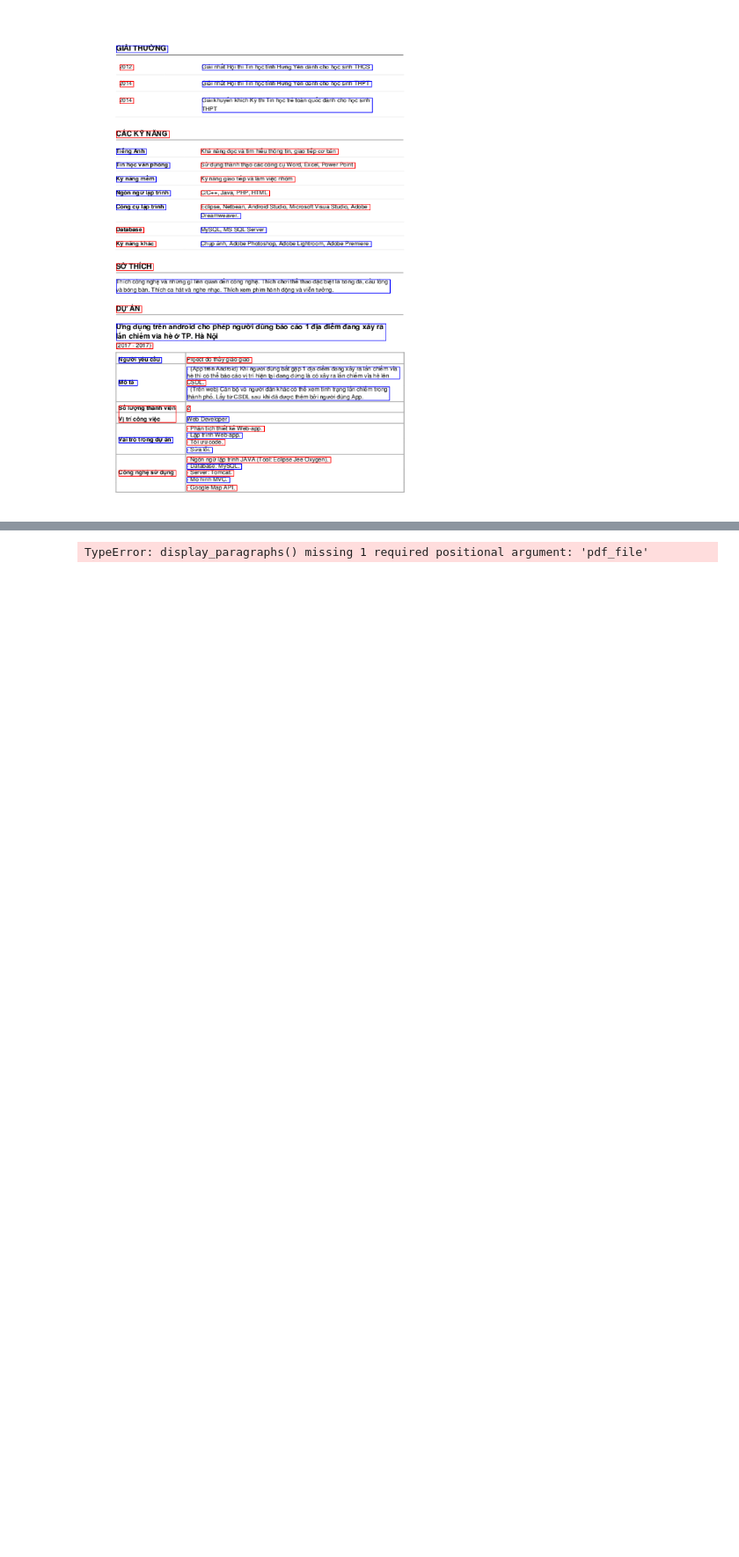
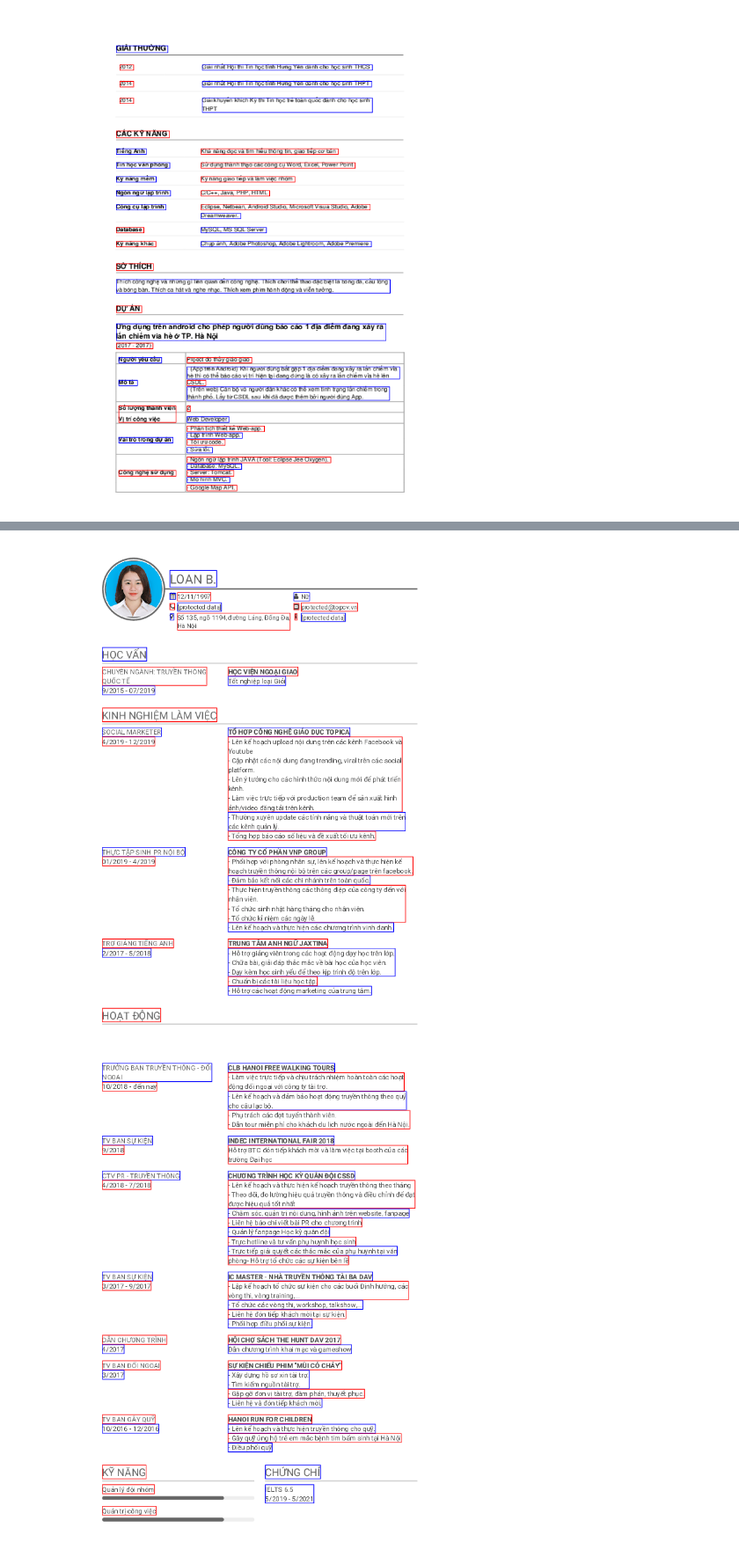
Before and after one commit to fangaofeng/layout_analysis, a Jupyter notebook: test.ipynb, the cells around one changed output, grey strips where cells are left out. Shown at 88% size. Cells and saved outputs as stored; diff of their text form; code cells hidden in the pictures; blank space fills up the shorter version.

```diff
--- a/test.ipynb
+++ b/test.ipynb
@@ -309,7 +312,7 @@ files = _get_files(DOC_PATH)
 visualizer = Visualizer(DOC_PATH)
 for file in [files[0]]:
     # file = files[183]
-    file = '/Users/trinhgiang/Downloads/Gold_Label/Report2/71378-2016-Oanhnt-Ly lich khoa hoc.pdf'
+    file = '/Users/trinhgiang/Downloads/Gold_Label/LOAN-B-TopCV.vn-151219.225339.pdf'
     xml_content = subprocess.check_output(
         f"pdf2txt.py -t xml -M 3 '{file}' ", shell=True
     )
@@ -326,5 +329,5 @@ for file in [files[0]]:
     par_boxs = []
     for textline in textlines:
         par_boxs.append(get_bbox_line(textline))
-    visualizer.display_paragraphs(par_boxs,file)
+    visualizer.display_paragraphs(par_boxs,"cv",file)
 # %% [output]
@@ -348 +351,2 @@ Quốc gia  Học vị đạt
-TypeError: display_paragraphs() missing 1 required positional argument: 'pdf_file'
+[figure, added]
+[figure, added]
```
Also changed, not shown: parts of 2 cells of this notebook, 4 other files.
